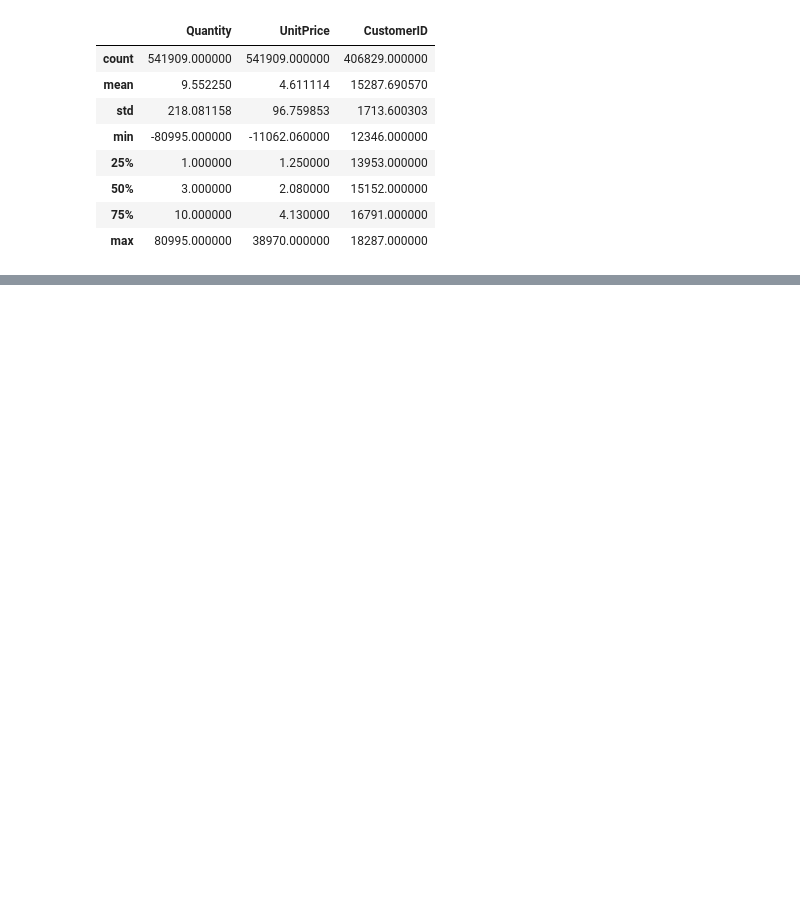
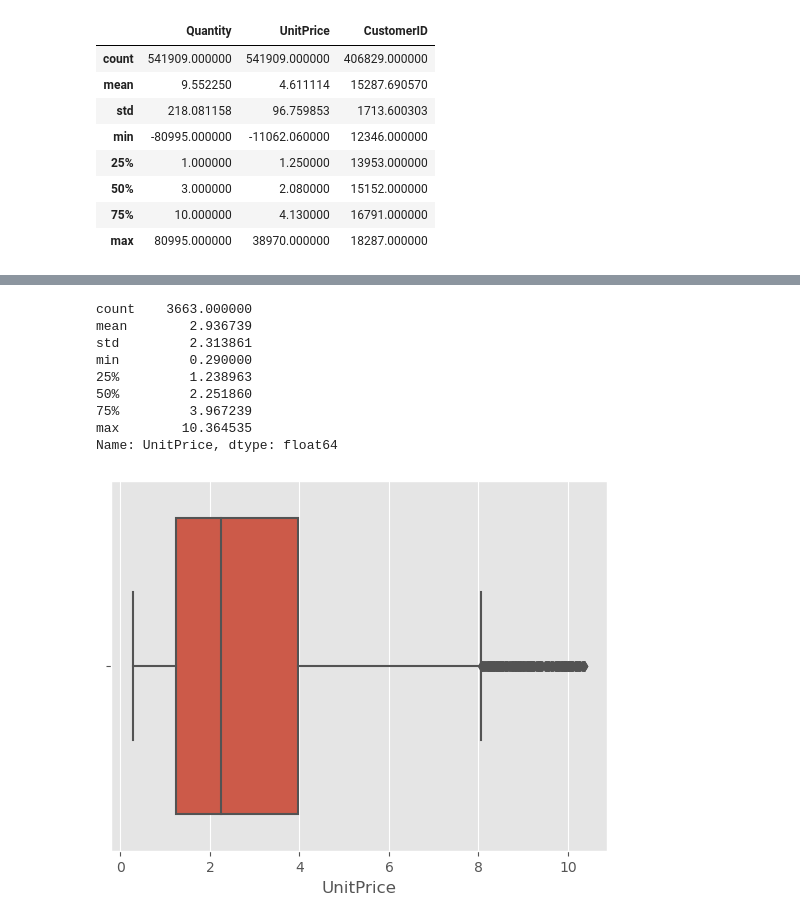
Before and after one commit to obaliuta/tata_retail_eda_visual, a Jupyter notebook: notebook.ipynb, the cells around one changed output, grey strips where cells are left out. Cells and saved outputs as stored; diff of their text form; code cells hidden in the pictures; blank space fills up the shorter version.

```diff
--- a/notebook.ipynb
+++ b/notebook.ipynb
@@ -144,0 +225,20 @@ numeric_cols
+# %%
+#defining category based on price level
+avg_prices = pd.DataFrame(df.query('UnitPrice >= 0').groupby('StockCode').agg({'UnitPrice':'mean'}).reset_index())
+quant_5 = avg_prices.UnitPrice.quantile(0.05)
+quant_95 = avg_prices.UnitPrice.quantile(0.95)
+filtered_avg_prices = avg_prices[(avg_prices.UnitPrice >= quant_5) & (avg_prices.UnitPrice <= quant_95)]
+display(filtered_avg_prices.UnitPrice.describe())
+sns.boxplot(x=filtered_avg_prices.UnitPrice)
+plt.show()
+# %% [output]
+count    3663.000000
+mean        2.936739
+std         2.313861
+min         0.290000
+25%         1.238963
+50%         2.251860
+75%         3.967239
+max        10.364535
+Name: UnitPrice, dtype: float64
+[figure, added]
```
Also changed, not shown: parts of 20 cells of this notebook.
